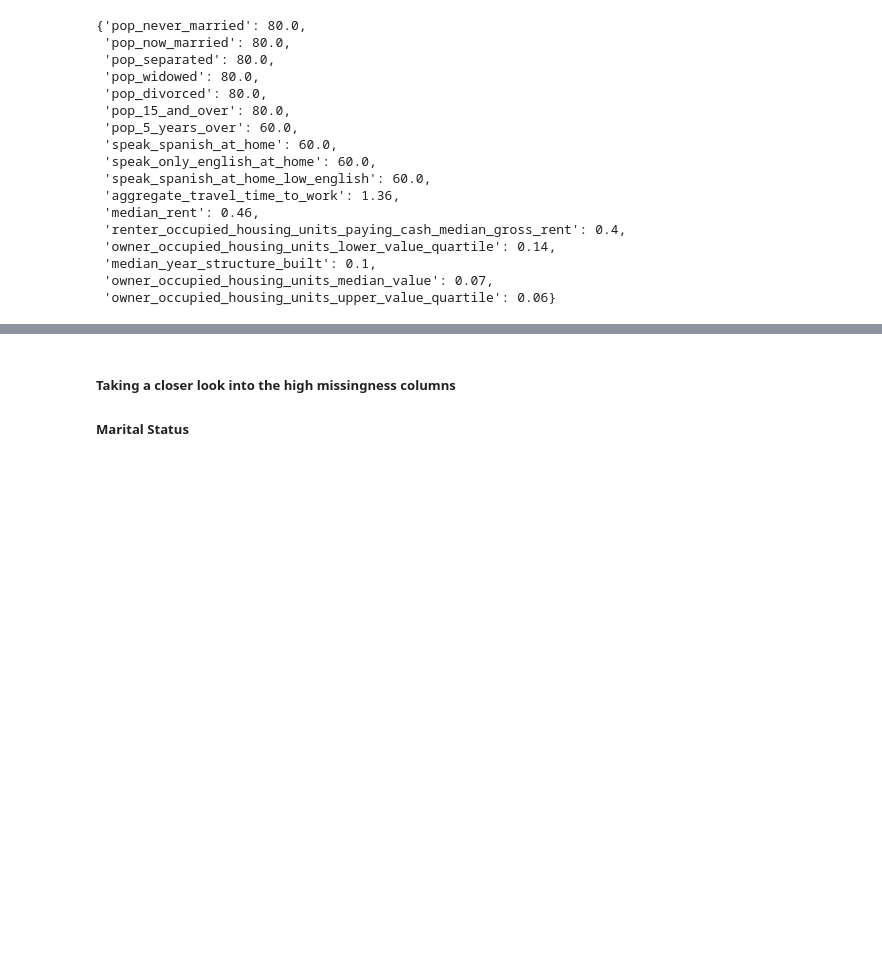
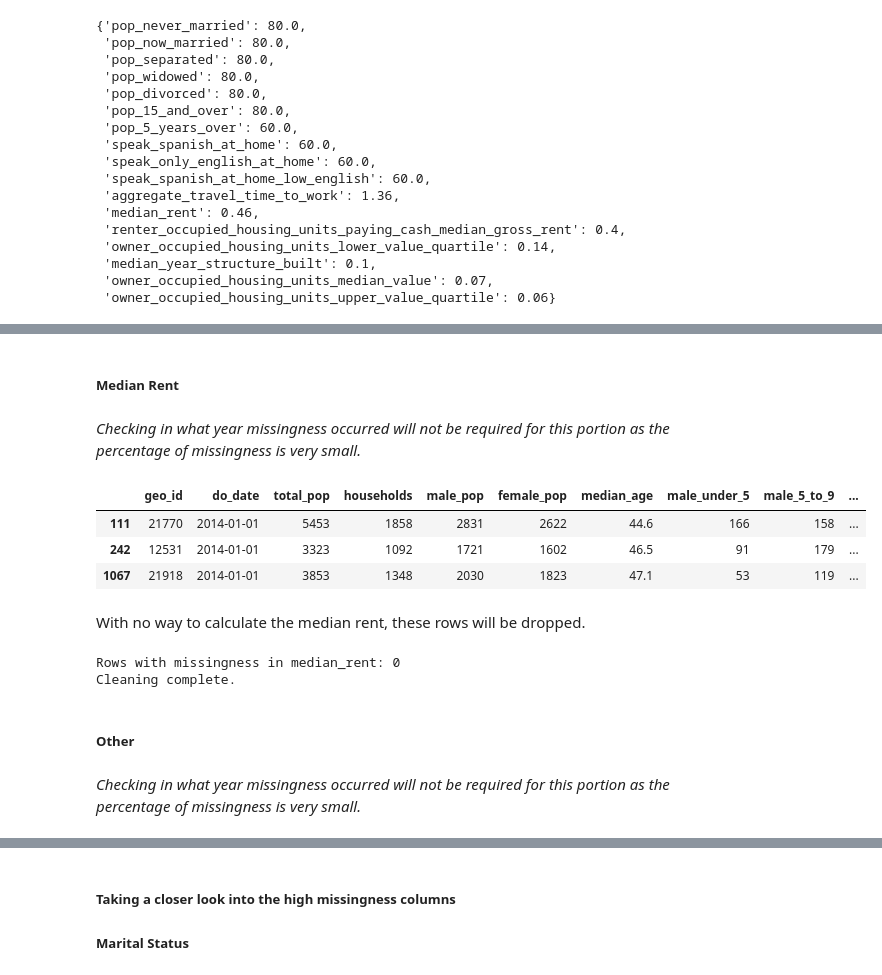
Before and after one commit to valgarland/zri_ml_capstone, a Jupyter notebook: Working/ACS Cleaning and Analysis_vg.ipynb, the cells around one changed output, grey strips where cells are left out. Cells and saved outputs as stored; diff of their text form; code cells hidden in the pictures; blank space fills up the shorter version.

```diff
--- a/Working/ACS Cleaning and Analysis_vg.ipynb
+++ b/Working/ACS Cleaning and Analysis_vg.ipynb
@@ -205,0 +280,13 @@ missingness(ACS)
+# %% [markdown]
+##### Median Rent
+# %% [markdown]
+*Checking in what year missingness occurred will not be required for this portion as the percentage of missingness is very small.*
+# %%
+ACS.loc[ACS['median_rent'].isna()].head(3)
+# %% [output]
+|  | geo_id | do_date | total_pop | households | male_pop | female_pop | median_age | male_under_5 | male_5_to_9 | ... |
+| 111 | 21770 | 2014-01-01 | 5453 | 1858 | 2831 | 2622 | 44.6 | 166 | 158 | ... |
+| 242 | 12531 | 2014-01-01 | 3323 | 1092 | 1721 | 1602 | 46.5 | 91 | 179 | ... |
+| 1067 | 21918 | 2014-01-01 | 3853 | 1348 | 2030 | 1823 | 47.1 | 53 | 119 | ... |
+# %% [markdown]
+With no way to calculate the median rent, these rows will be dropped.
@@ -205,0 +315,9 @@ missingness(ACS)
+# %%
+clean_missingness_rows(['median_rent'], ACS)
+# %% [output]
+Rows with missingness in median_rent: 0
+Cleaning complete.
+# %% [markdown]
+##### Other
+# %% [markdown]
+*Checking in what year missingness occurred will not be required for this portion as the percentage of missingness is very small.*
```
Also changed, not shown: parts of 64 cells of this notebook.
